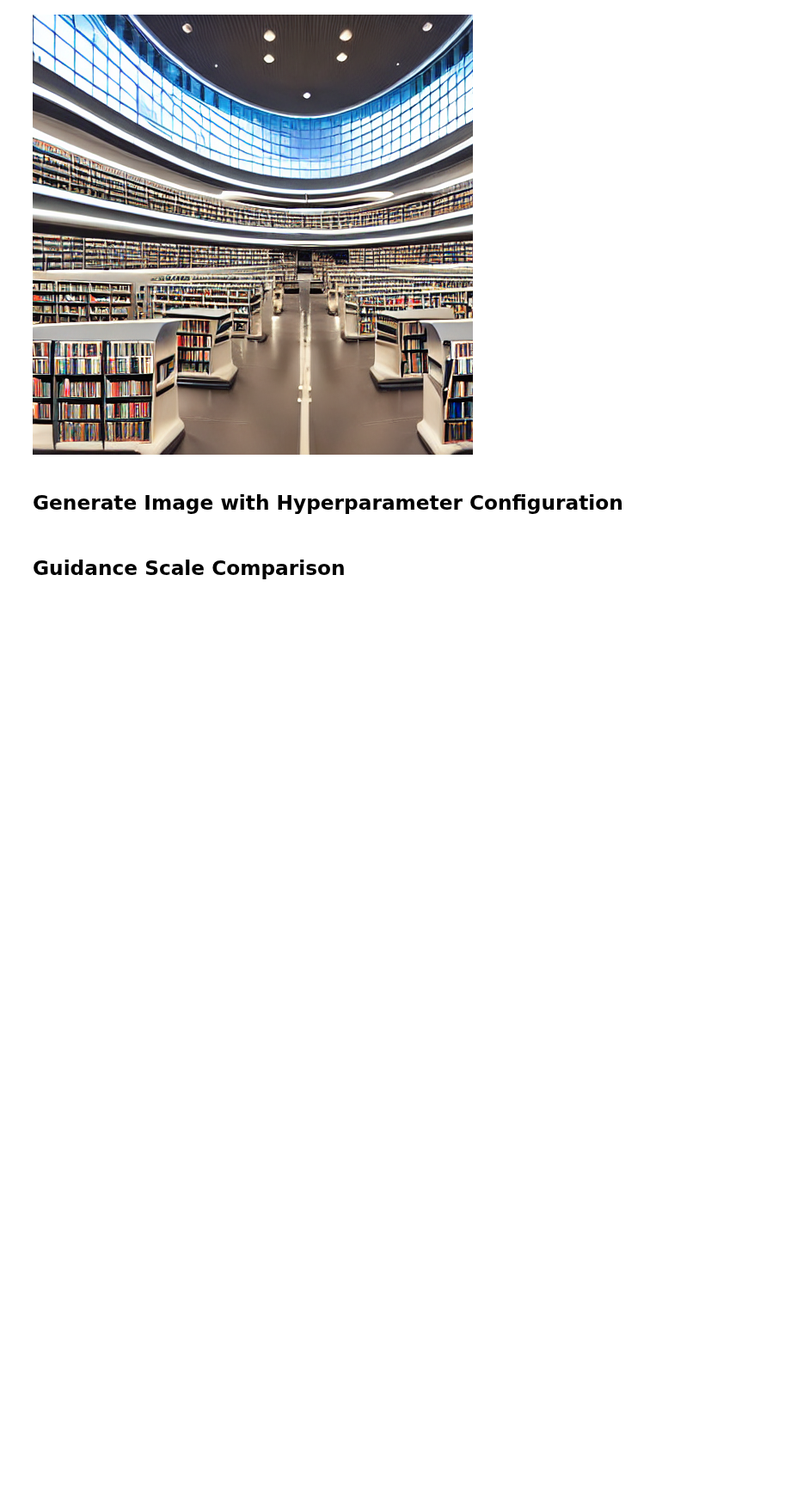
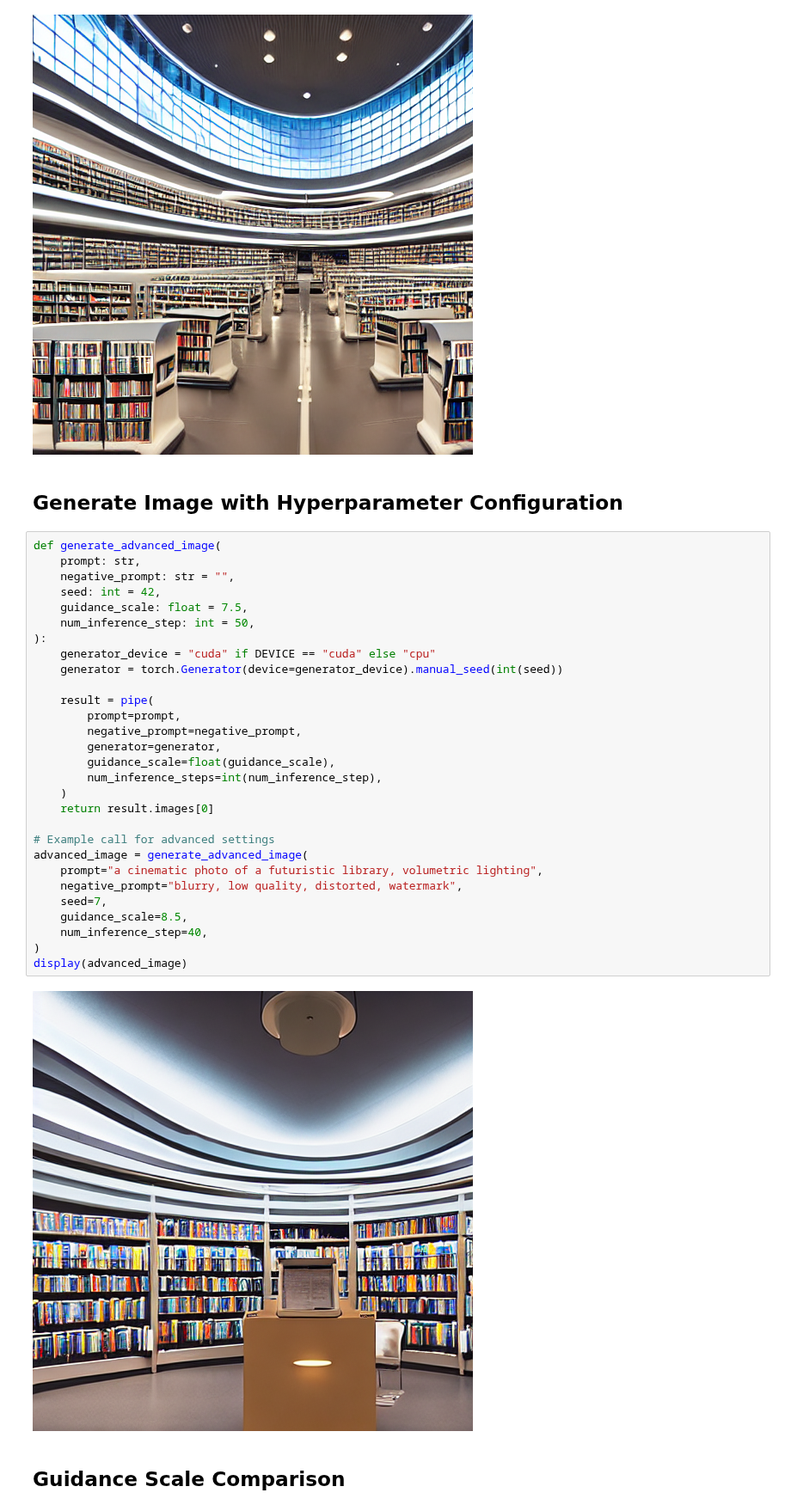
Before and after one commit to istamosh/idcamp-image-generation, a Jupyter notebook: Pipeline_submission_BFGAI_Alfian.ipynb, the cells around one changed output. Shown at 86% size. Drawn from its saved outputs; the diff is of its cells as text; blank space fills up the shorter version.

Commit message:
update: advanced generation function

```diff
--- a/Pipeline_submission_BFGAI_Alfian.ipynb
+++ b/Pipeline_submission_BFGAI_Alfian.ipynb
@@ -70,6 +70,37 @@ display(image)
 [figure]
 # %% [markdown]
 ## **Generate Image with Hyperparameter Configuration**
+# %%
+def generate_advanced_image(
+    prompt: str,
+    negative_prompt: str = "",
+    seed: int = 42,
+    guidance_scale: float = 7.5,
+    num_inference_step: int = 50,
+):
+    generator_device = "cuda" if DEVICE == "cuda" else "cpu"
+    generator = torch.Generator(device=generator_device).manual_seed(int(seed))
+
+    result = pipe(
+        prompt=prompt,
+        negative_prompt=negative_prompt,
+        generator=generator,
+        guidance_scale=float(guidance_scale),
+        num_inference_steps=int(num_inference_step),
+    )
+    return result.images[0]
+
+# Example call for advanced settings
+advanced_image = generate_advanced_image(
+    prompt="a cinematic photo of a futuristic library, volumetric lighting",
+    negative_prompt="blurry, low quality, distorted, watermark",
+    seed=7,
+    guidance_scale=8.5,
+    num_inference_step=40,
+)
+display(advanced_image)
+# %% [output]
+[figure, added]
 # %% [markdown]
 ## **Guidance Scale Comparison**
 # %% [markdown]
```
